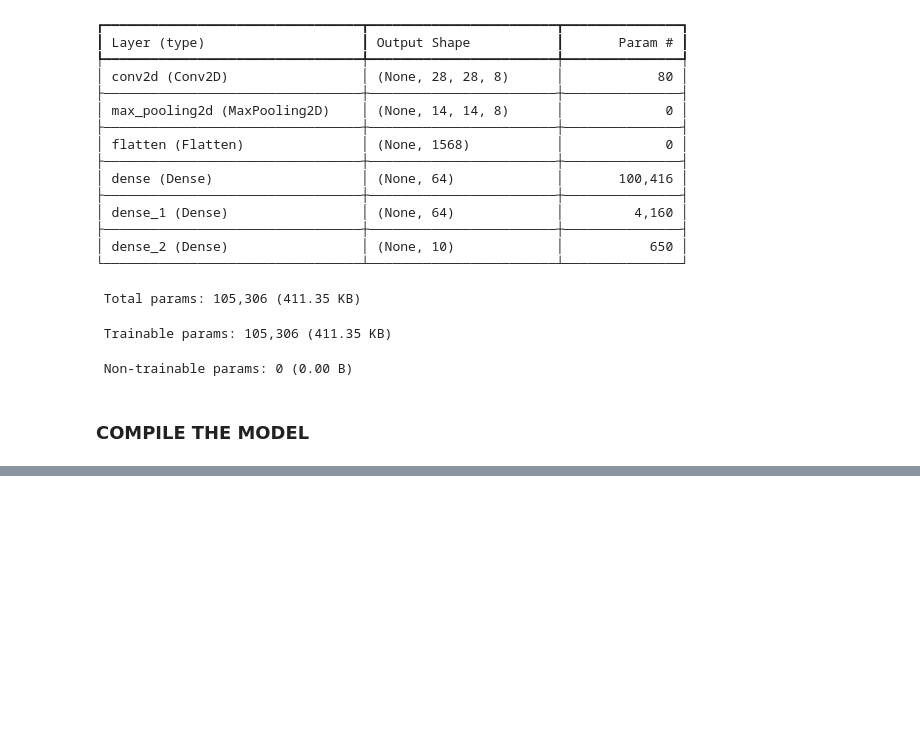
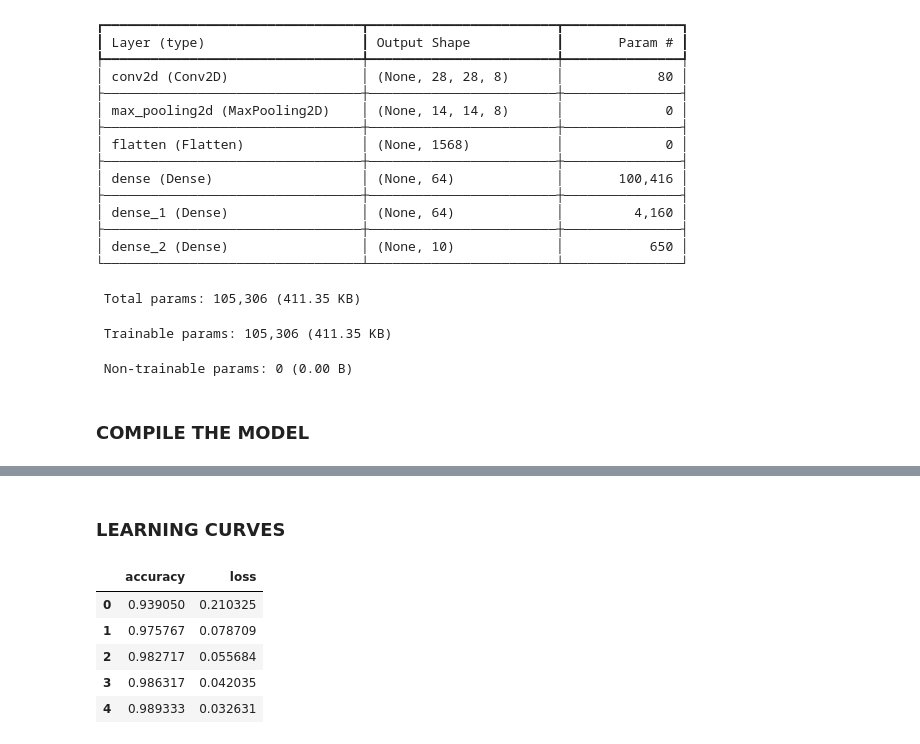
Before and after one commit to ramirezgrosas/tf2-cnn-mnist-classifier, a Jupyter notebook: mnist_cnn_classifier.ipynb, the cells around one changed output, grey strips where cells are left out. Cells and saved outputs as stored; diff of their text form; code cells hidden in the pictures; blank space fills up the shorter version.

```diff
--- a/mnist_cnn_classifier.ipynb
+++ b/mnist_cnn_classifier.ipynb
@@ -120,0 +141,2 @@ WARNING:tensorflow:TensorFlow GPU support is not available on native Windows for
+# %% [markdown]
+### LEARNING CURVES
@@ -120,0 +146,9 @@ WARNING:tensorflow:TensorFlow GPU support is not available on native Windows for
+# %%
+data_frame
+# %% [output]
+|  | accuracy | loss |
+| 0 | 0.939050 | 0.210325 |
+| 1 | 0.975767 | 0.078709 |
+| 2 | 0.982717 | 0.055684 |
+| 3 | 0.986317 | 0.042035 |
+| 4 | 0.989333 | 0.032631 |
```
Also changed, not shown: parts of 11 cells of this notebook.
